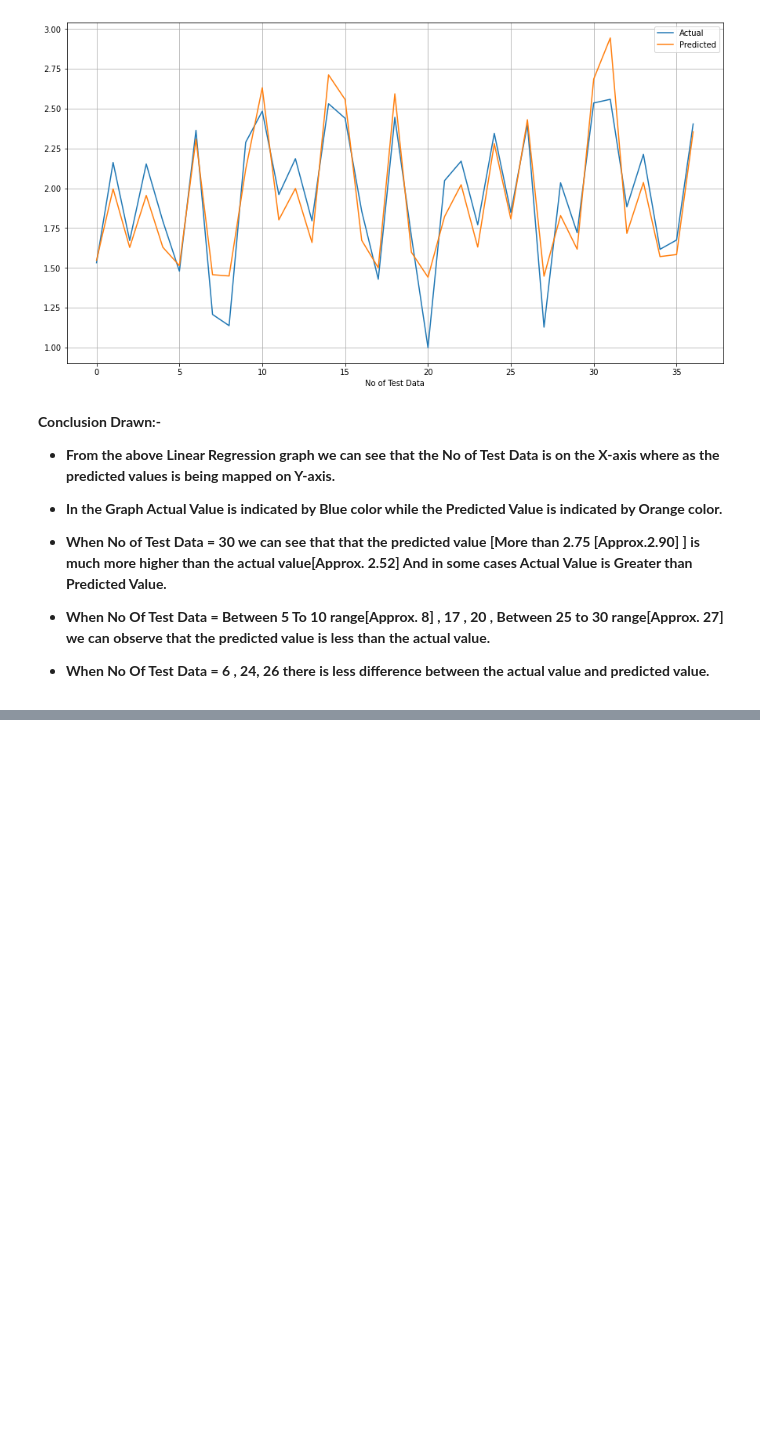
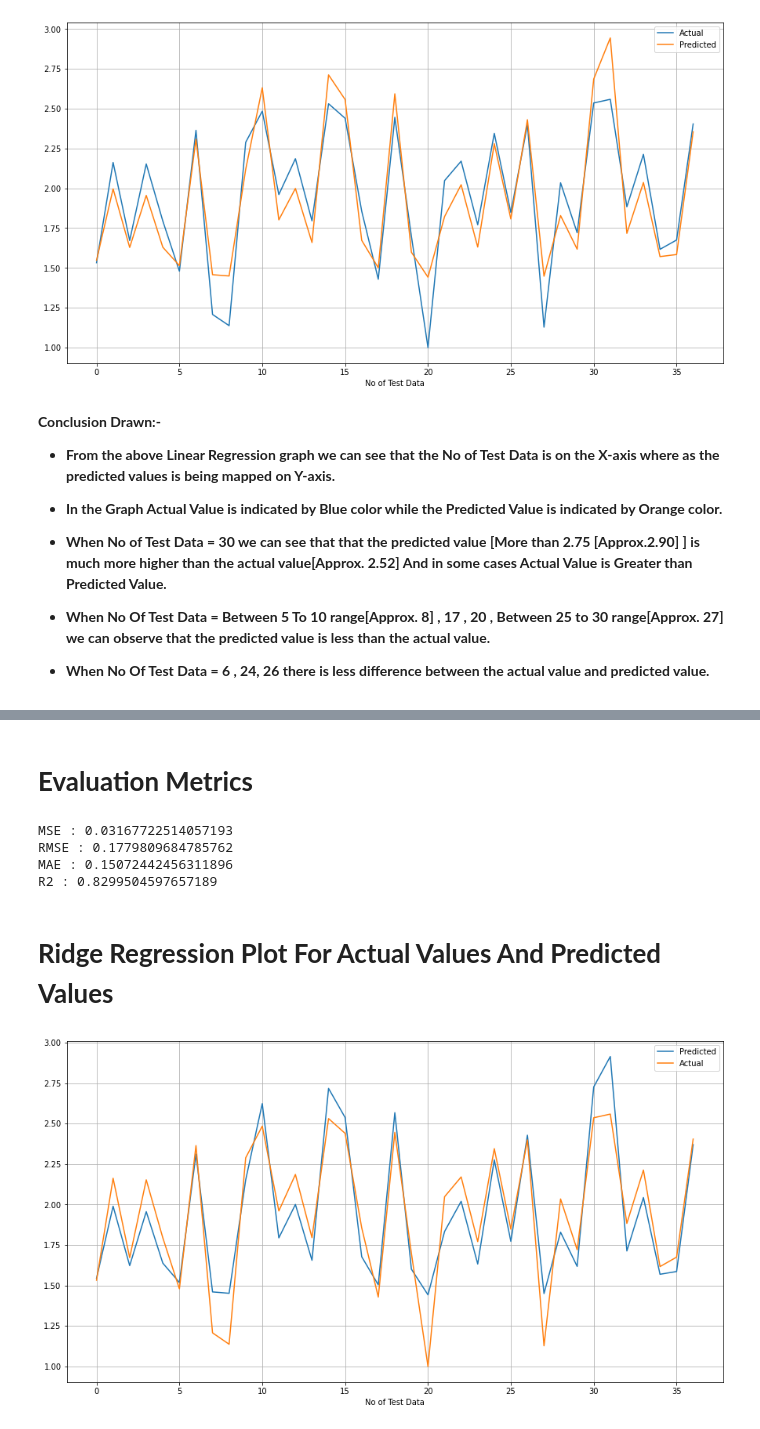
Before and after one commit to Adityasingh3008/YES-BANK-STOCK-CLOSING-PRICE-PREDICTION, a Jupyter notebook: Individual_Notebook_YES_BANK_STOCK_PRICE_PREDICTION_(Capstone_Project_2).ipynb, the cells around one changed output, grey strips where cells are left out. Cells and saved outputs as stored; diff of their text form; code cells hidden in the pictures; blank space fills up the shorter version.

```diff
--- a/Individual_Notebook_YES_BANK_STOCK_PRICE_PREDICTION_(Capstone_Project_2).ipynb
+++ b/Individual_Notebook_YES_BANK_STOCK_PRICE_PREDICTION_(Capstone_Project_2).ipynb
@@ -739,0 +811,4 @@ plt.show()
+# %%
+# Make Instance (Object)
+ridge  = Ridge(alpha=0.1)
+ridge.fit(X_train,y_train)
@@ -739,0 +822,3 @@ plt.show()
+# %%
+# Dependent Variable Ridge Regression Predicted Value
+y_ridge_pred = ridge.predict(X_test)
@@ -739,0 +837,26 @@ plt.show()
+# %% [markdown]
+# **Evaluation Metrics**
+# %%
+# Test performance
+print("MSE :",mean_squared_error(y_test, y_ridge_pred))
+print("RMSE :",math.sqrt(mean_squared_error(y_test, y_ridge_pred)))
+print("MAE :",mean_absolute_error(y_test, y_ridge_pred))
+print("R2 :",r2_score(y_test, y_ridge_pred))
+# %% [output]
+MSE : 0.03167722514057193
+RMSE : 0.1779809684785762
+MAE : 0.15072442456311896
+R2 : 0.8299504597657189
+# %% [markdown]
+# **Ridge Regression Plot For Actual Values And Predicted Values**
+# %%
+# Ridge Regression Plot
+plt.figure(figsize=(15,8))
+plt.plot(y_ridge_pred)
+plt.plot(np.array(y_test))
+plt.legend(["Predicted","Actual"])
+plt.xlabel('No of Test Data')
+plt.grid()
+plt.show()
+# %% [output]
+[figure, added]
```
Also changed, not shown: parts of 32 cells of this notebook.
